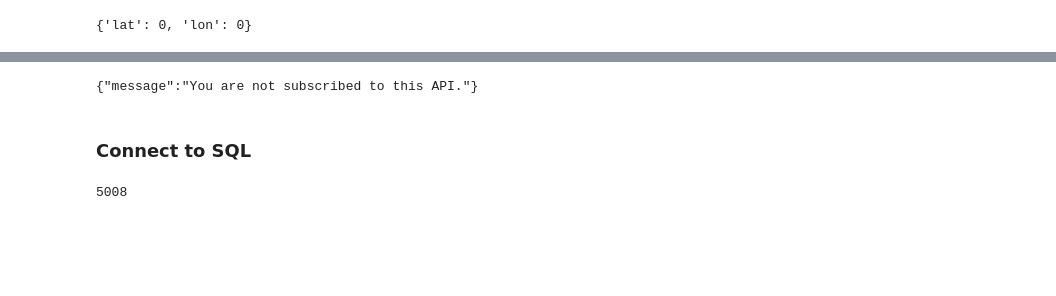
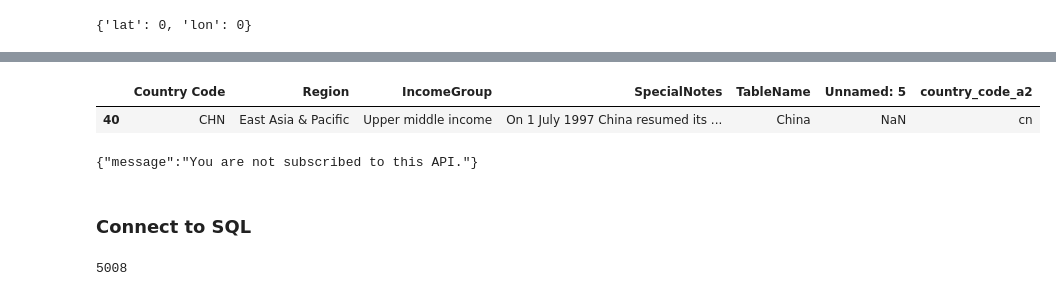
Before and after one commit to acidminded95/henry_PI_Data_Analytics, a Jupyter notebook: test.ipynb, the cells around one changed output, grey strips where cells are left out. Cells and saved outputs as stored; diff of their text form; code cells hidden in the pictures; blank space fills up the shorter version.

```diff
--- a/test.ipynb
+++ b/test.ipynb
@@ -529,3 +681,8 @@ df2.head()
+# %%
+country_info.loc[country_info.country_code_a2 == 'cn']
+# %% [output]
+|  | Country Code | Region | IncomeGroup | SpecialNotes | TableName | Unnamed: 5 | country_code_a2 |
+| 40 | CHN | East Asia & Pacific | Upper middle income | On 1 July 1997 China resumed its ... | China | NaN | cn |
 # %%
 url = "https://dark-sky.p.rapidapi.com/37.774929,-122.419418,2019-02-20"
 
```
Also changed, not shown: parts of 54 cells of this notebook, 3 other files.
